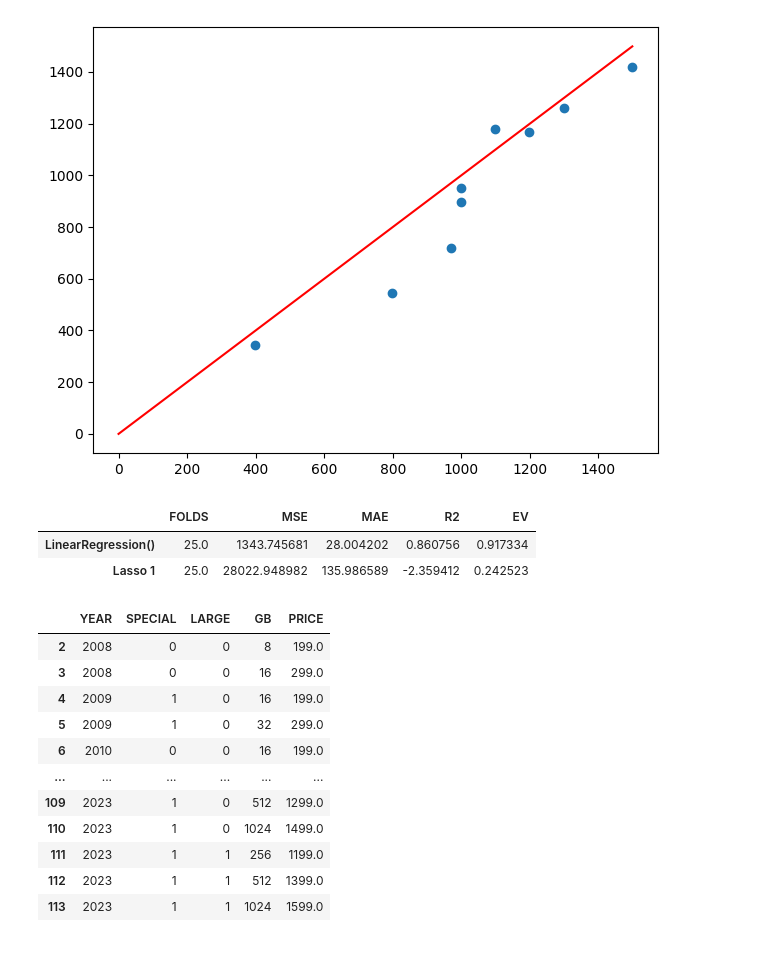
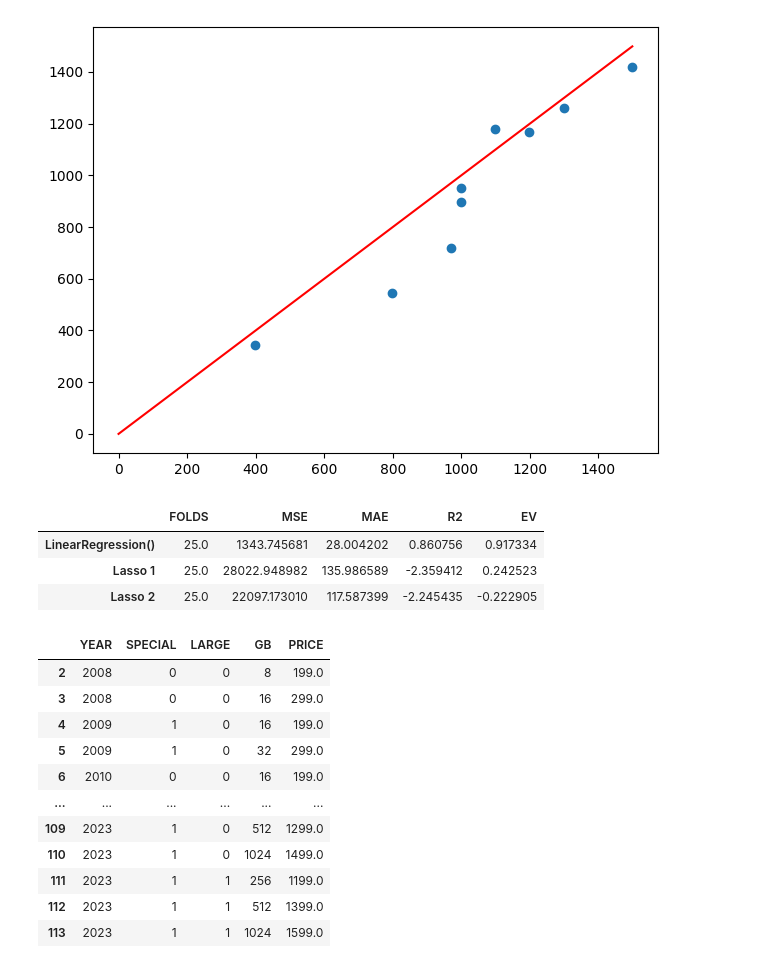
Before and after one commit to Tahsin-T-Ahmed/iphone-price-prediction-ai, a Jupyter notebook: model.ipynb, the cells around one changed output. Cells and saved outputs as stored; diff of their text form; code cells hidden in the pictures.

Commit message:
Lasso 2 metrics: MSE, MAE, R2, EV; listed with LinReg and Lasso1

```diff
--- a/model.ipynb
+++ b/model.ipynb
@@ -454,14 +454,21 @@ lasso2reg_results.sort_values(by="ERR_PERCENT", ascending=False)
 | 95 | 1299.0 | 1260.803006 | -38.196994 | 2.940492 |
 | 98 | 1199.0 | 1168.627256 | -30.372744 | 2.533173 |
 [figure]
-# %%
-# LASSO 2 METRICS
-
-metrics
-# %% [output]
-|  | FOLDS | MSE | MAE | R2 | EV |
-| LinearRegression() | 25.0 | 1343.745681 | 28.004202 | 0.860756 | 0.917334 |
-| Lasso 1 | 25.0 | 28022.948982 | 135.986589 | -2.359412 | 0.242523 |
+# %%
+# LASSO 2 METRICS
+
+metrics.loc["Lasso 2", "FOLDS"] = cvfolds
+metrics.loc["Lasso 2", "MSE"] = cross_validate(lasso2reg, X_lasso2, y_lasso2, scoring="neg_mean_squared_error", cv=cvfolds)["test_score"].mean() * -1
+metrics.loc["Lasso 2", "MAE"] = cross_validate(lasso2reg, X_lasso2, y_lasso2, scoring="neg_mean_absolute_error", cv=cvfolds)["test_score"].mean() * -1
+metrics.loc["Lasso 2", "R2"] = cross_validate(lasso2reg, X_lasso2, y_lasso2, scoring="r2", cv=cvfolds)["test_score"].mean()
+metrics.loc["Lasso 2", "EV"] = cross_validate(lasso2reg, X_lasso2, y_lasso2, scoring="explained_variance", cv=cvfolds)["test_score"].mean()
+
+metrics
+# %% [output]
+|  | FOLDS | MSE | MAE | R2 | EV |
+| LinearRegression() | 25.0 | 1343.745681 | 28.004202 | 0.860756 | 0.917334 |
+| Lasso 1 | 25.0 | 28022.948982 | 135.986589 | -2.359412 | 0.242523 |
+| Lasso 2 | 25.0 | 22097.173010 | 117.587399 | -2.245435 | -0.222905 |
 # %%
 saveOutput(iphones, "iphones_output.csv")
 saveOutput(iphones_linreg, "iphones_linreg_output.csv")
```
